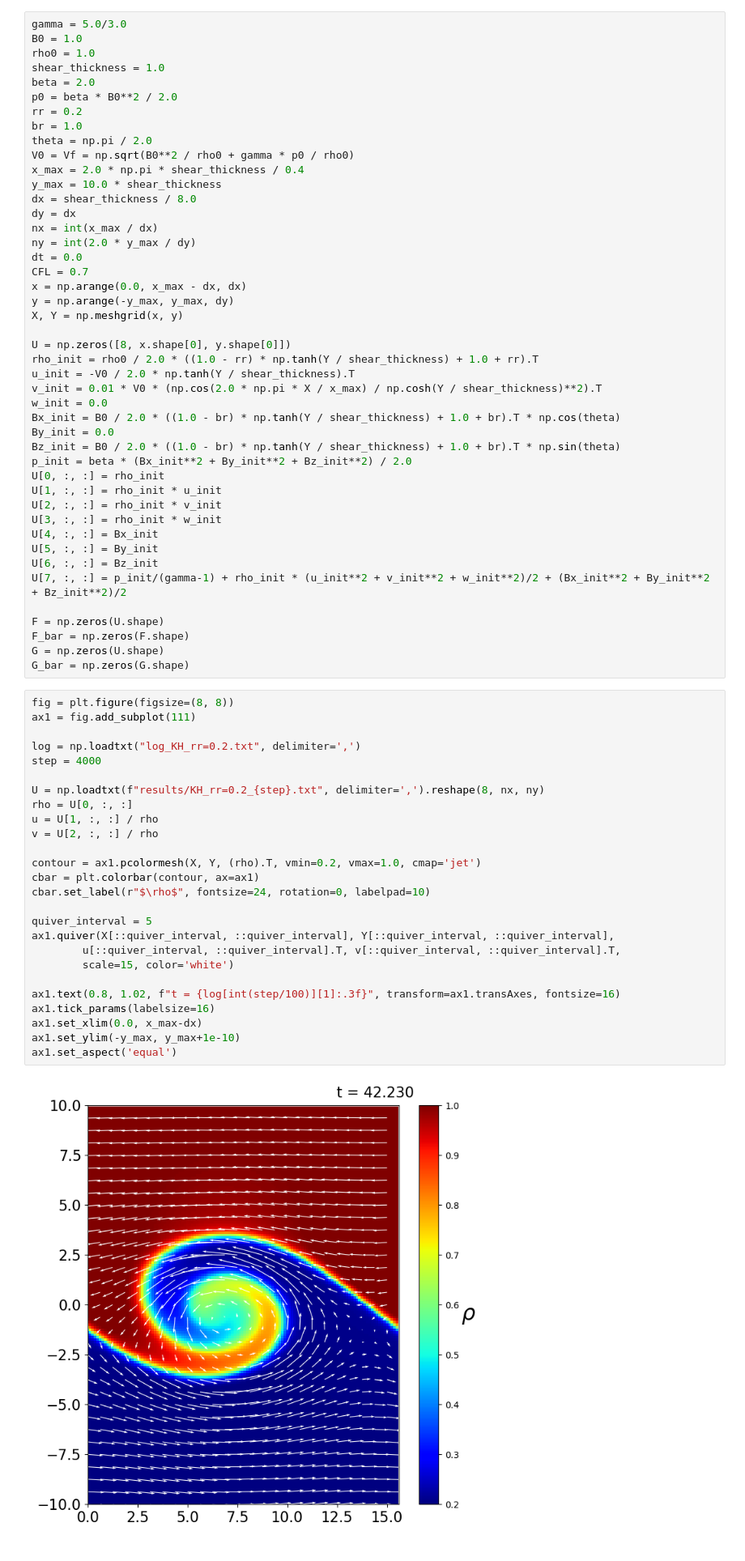
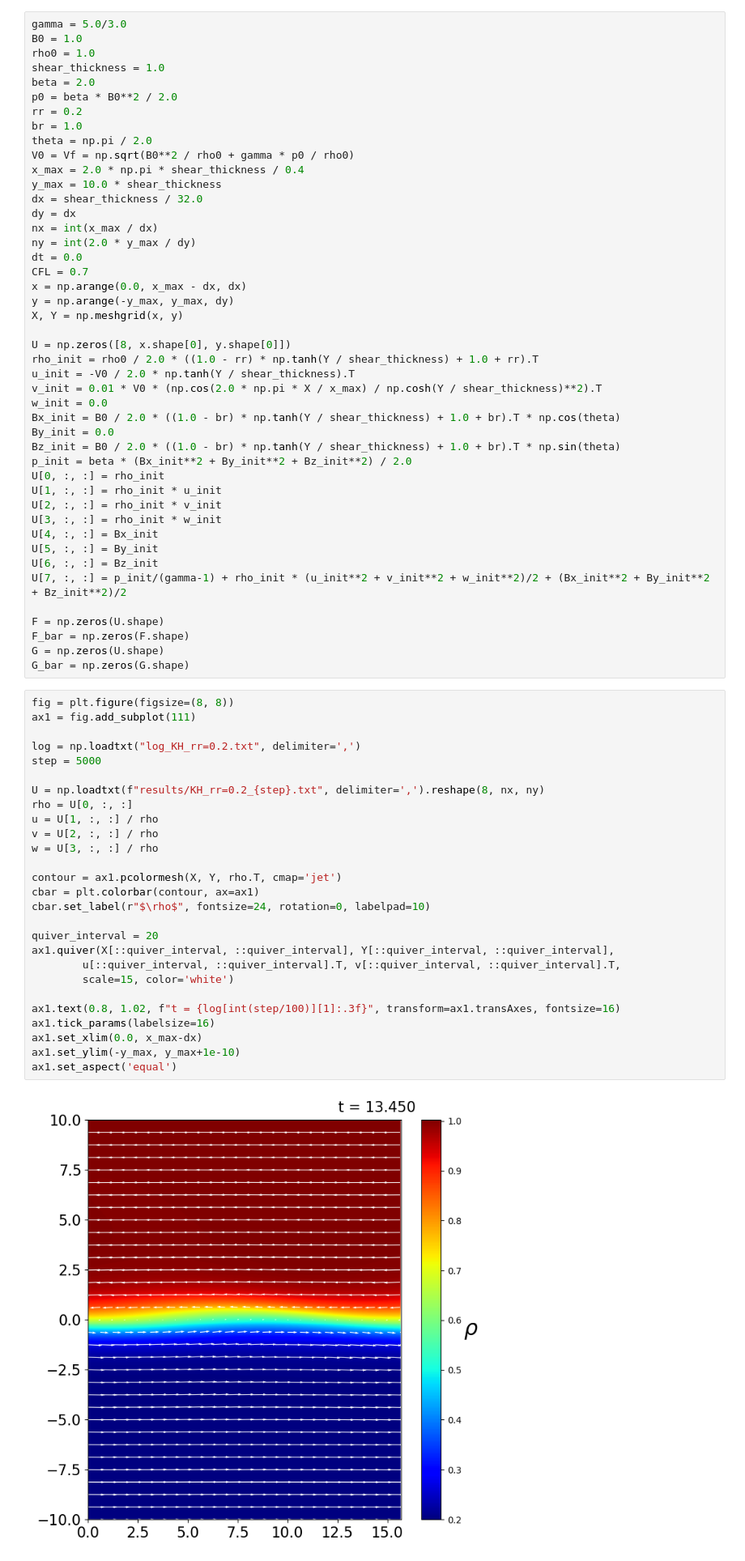
Before and after one commit to keita-akutagawa/IdealMHD_cpp, a Jupyter notebook: examples_2D/KH/KH.ipynb, the cells around one changed output. Shown: that part at 81% size. Cells and saved outputs as stored; diff of their text form.

```diff
--- a/examples_2D/KH/KH.ipynb
+++ b/examples_2D/KH/KH.ipynb
@@ -15,7 +15,7 @@ theta = np.pi / 2.0
 V0 = Vf = np.sqrt(B0**2 / rho0 + gamma * p0 / rho0)
 x_max = 2.0 * np.pi * shear_thickness / 0.4
 y_max = 10.0 * shear_thickness
-dx = shear_thickness / 8.0
+dx = shear_thickness / 32.0
 dy = dx
 nx = int(x_max / dx)
 ny = int(2.0 * y_max / dy)
@@ -50,31 +50,32 @@ G_bar = np.zeros(G.shape)
 # %%
 fig = plt.figure(figsize=(8, 8))
 ax1 = fig.add_subplot(111)
 
 log = np.loadtxt("log_KH_rr=0.2.txt", delimiter=',')
-step = 4000
+step = 5000
 
 U = np.loadtxt(f"results/KH_rr=0.2_{step}.txt", delimiter=',').reshape(8, nx, ny)
 rho = U[0, :, :]
 u = U[1, :, :] / rho
 v = U[2, :, :] / rho
+w = U[3, :, :] / rho
 
-contour = ax1.pcolormesh(X, Y, (rho).T, vmin=0.2, vmax=1.0, cmap='jet')
+contour = ax1.pcolormesh(X, Y, rho.T, cmap='jet')
 cbar = plt.colorbar(contour, ax=ax1)
 cbar.set_label(r"$\rho$", fontsize=24, rotation=0, labelpad=10)
 
-quiver_interval = 5
+quiver_interval = 20
 ax1.quiver(X[::quiver_interval, ::quiver_interval], Y[::quiver_interval, ::quiver_interval],
         u[::quiver_interval, ::quiver_interval].T, v[::quiver_interval, ::quiver_interval].T,
         scale=15, color='white')
 
 ax1.text(0.8, 1.02, f"t = {log[int(step/100)][1]:.3f}", transform=ax1.transAxes, fontsize=16)
 ax1.tick_params(labelsize=16)
 ax1.set_xlim(0.0, x_max-dx)
 ax1.set_ylim(-y_max, y_max+1e-10)
 ax1.set_aspect('equal')
 # %% [output]
-[figure, old version]
+[figure, new version]
 # %%
 fig = plt.figure(figsize=(8, 8))
 ax1 = fig.add_subplot(111)
```
Also changed, not shown: 1 other file.
